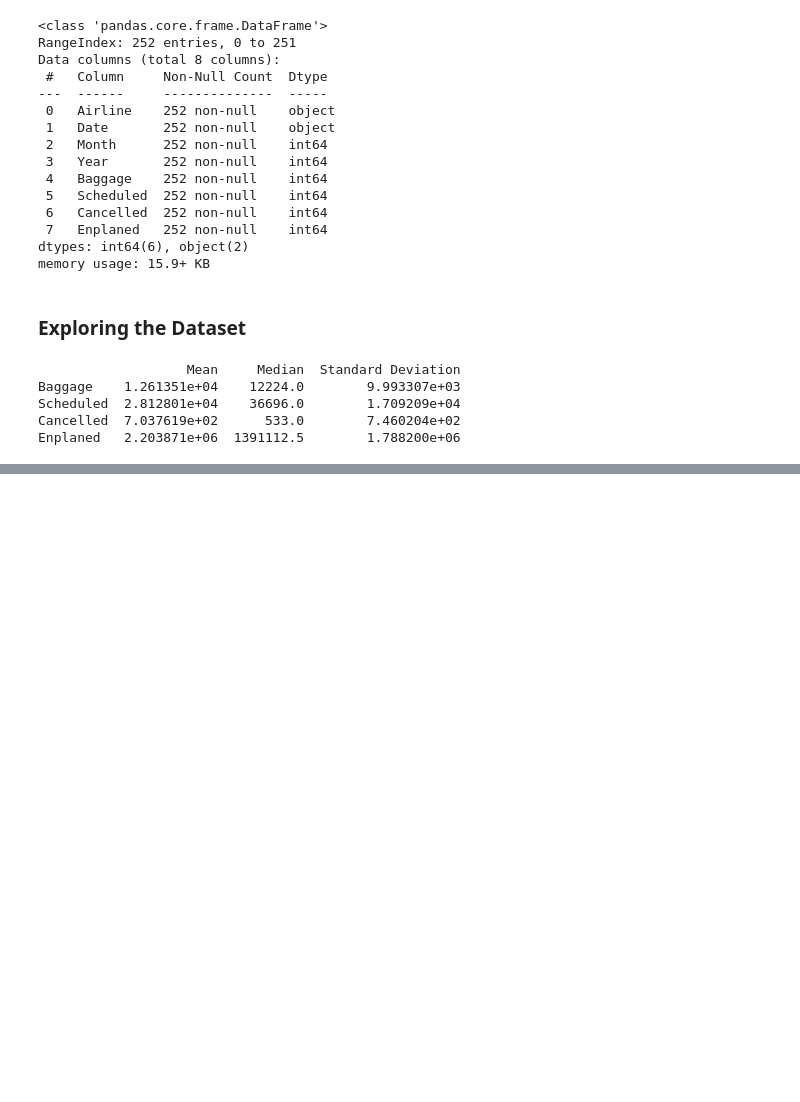
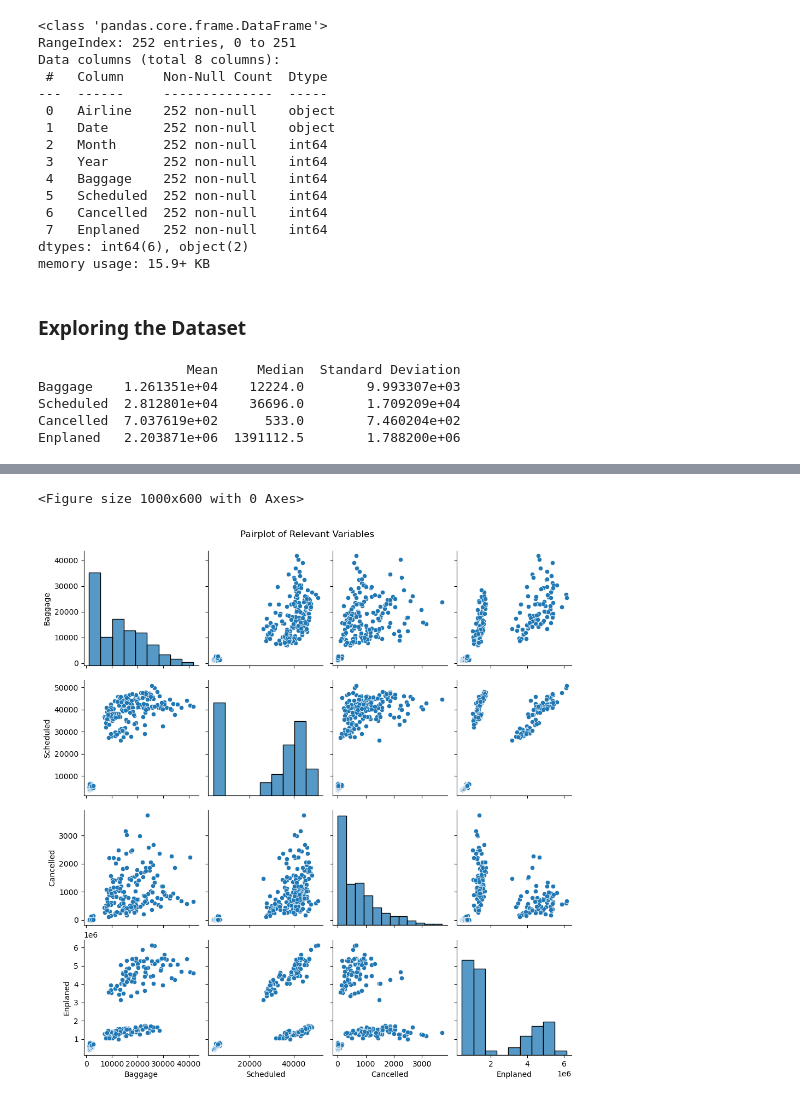
Before and after one commit to claretubs/programming-data-analysis-project, a Jupyter notebook: project1.ipynb, the cells around one changed output, grey strips where cells are left out. Cells and saved outputs as stored; diff of their text form; code cells hidden in the pictures; blank space fills up the shorter version.

```diff
--- a/project1.ipynb
+++ b/project1.ipynb
@@ -91,0 +105,9 @@ Enplaned   2.203871e+06  1391112.5        1.788200e+06
+# %%
+# Pairplot for relationships
+plt.figure(figsize=(10, 6))
+sns.pairplot(df[relevant_columns])
+plt.suptitle('Pairplot of Relevant Variables', y = 1.02)
+plt.show()
+# %% [output]
+<Figure size 1000x600 with 0 Axes>
+[figure, added]
```
Also changed, not shown: parts of 2 cells of this notebook.
